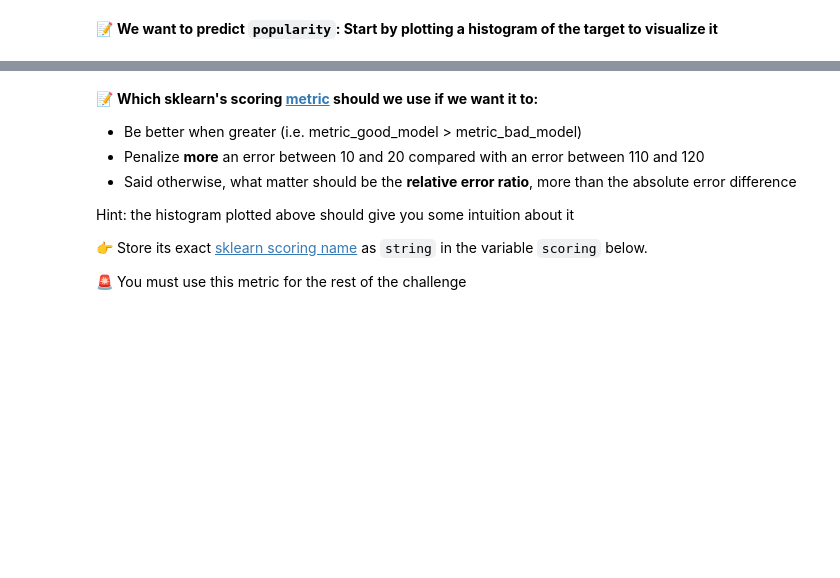
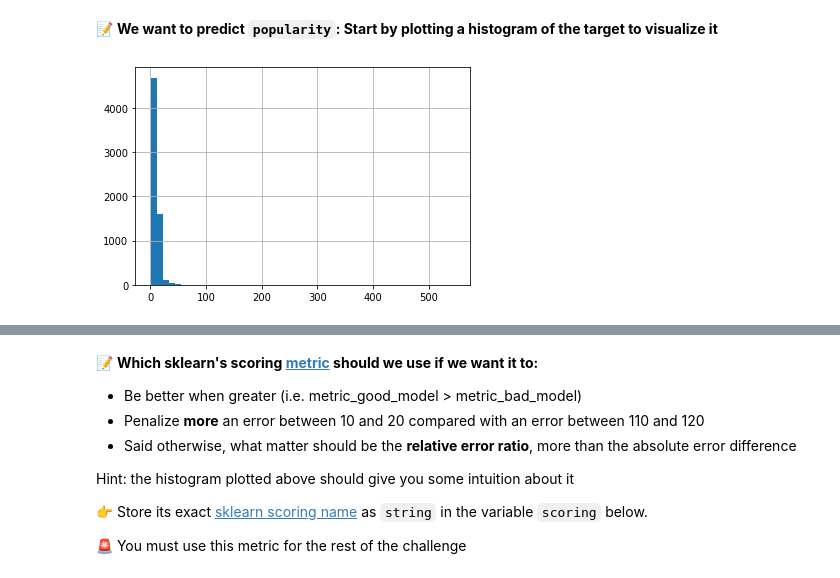
Before and after one commit to abibalimi/data-certification-exam, a Jupyter notebook: machine_learning/TV_popularity_predictor.ipynb, the cells around one changed output, grey strips where cells are left out. Drawn from its saved outputs; the diff is of its cells as text; code cells hidden in the pictures; blank space fills up the shorter version.

```diff
--- a/machine_learning/TV_popularity_predictor.ipynb
+++ b/machine_learning/TV_popularity_predictor.ipynb
@@ -124,3 +126,10 @@ result.write()
 ### The metric
 # %% [markdown]
 📝 **We want to predict `popularity`: Start by plotting a histogram of the target to visualize it**
+# %%
+# extract target
+popularity = data.popularity
+# %%
+popularity.hist(bins=50);
+# %% [output]
+[figure, added]
```
Also changed, not shown: parts of 6 cells of this notebook.
